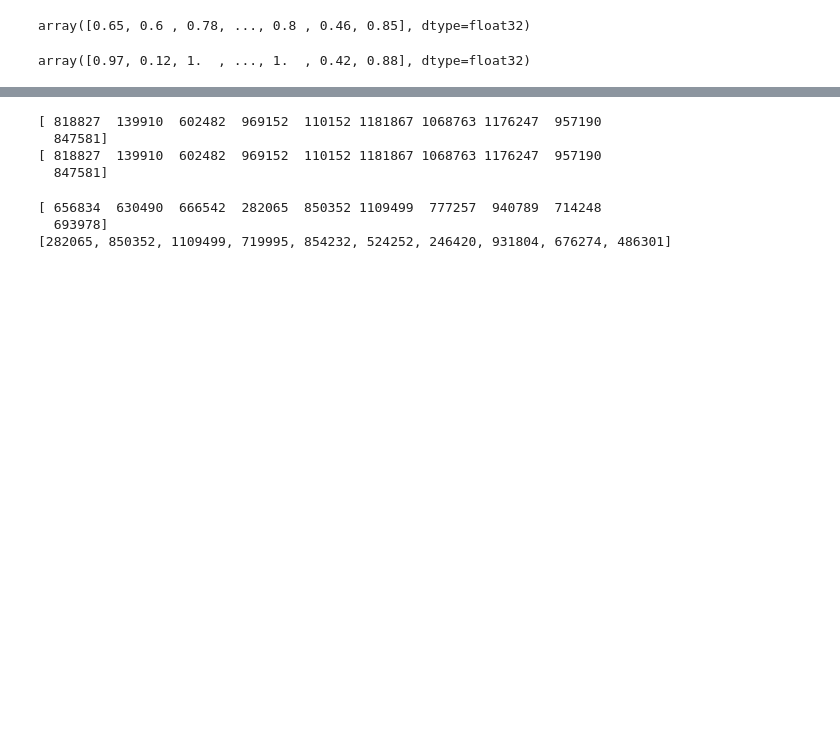
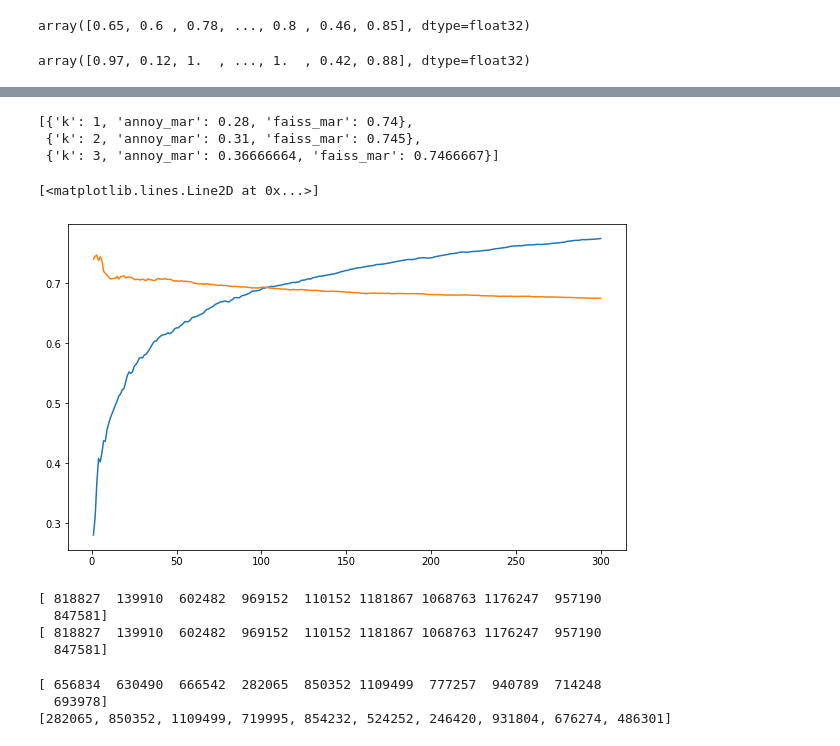
Before and after one commit to joypauls/annoy-evaluation, a Jupyter notebook: notebooks/scratch.ipynb, the cells around one changed output, grey strips where cells are left out. Saved outputs shown, nothing was run; the diff lists cells and outputs as text; code cells hidden in the pictures; blank space fills up the shorter version.

```diff
--- a/notebooks/scratch.ipynb
+++ b/notebooks/scratch.ipynb
@@ -412,0 +456,37 @@ plt.plot(depth, annoy_mar)
+# %%
+# stepping through depths
+annoy_mar = []
+depth = []
+k = 300
+test_size = glove25_test_np[:100].shape[0]
+
+# can precompute in a batch
+_, faiss_estimated = faiss_index.search(glove25_test_np_norm[0:100], k)
+
+annoy_results = np.zeros((test_size, k), dtype=np.float32)
+faiss_results = np.zeros((test_size, k), dtype=np.float32)
+results_summary = []
+for d in tqdm(range(1, k+1)):
+  # annoy_recall = []
+  # faiss_recall = []
+  for i, x in enumerate(glove25_test_np[0:100]):
+    annoy_results[i, d-1] = average_recall(
+      glove25_test_neighbors[i, :d], # row vector
+      annoy_index.get_nns_by_vector(x, n=d),
+      k=d
+    )
+    faiss_results[i, d-1] = average_recall(
+      glove25_test_neighbors[i, :d], # row vector
+      faiss_estimated[i, :d],
+      k=d
+    )
+  # summary of each iteration
+  results_summary.append({
+    "k": d,
+    "annoy_mar": np.mean(annoy_results[:,d-1]),
+    "faiss_mar": np.mean(faiss_results[:,d-1]),
+  })
+
+# gather
+results_summary_df = pd.DataFrame.from_records(results_summary)
+results_summary_df.info()
@@ -413,3 +520,15 @@ plt.plot(depth, annoy_mar)
+# %%
+results_summary[:3]
+# %% [output]
+[{'k': 1, 'annoy_mar': 0.28, 'faiss_mar': 0.74},
+ {'k': 2, 'annoy_mar': 0.31, 'faiss_mar': 0.745},
+ {'k': 3, 'annoy_mar': 0.36666664, 'faiss_mar': 0.7466667}]
+# %%
+plt.plot(results_summary_df["k"], results_summary_df["annoy_mar"])
+plt.plot(results_summary_df["k"], results_summary_df["faiss_mar"])
+# %% [output]
+[<matplotlib.lines.Line2D at 0x...>]
+[figure, added]
 # %%
 idx = np.random.choice(glove25_test_np_norm.shape[0], 1)[0]
 print(glove25["neighbors"][idx, 0:10])
```
Also changed, not shown: parts of 29 cells of this notebook, 5 other files.
